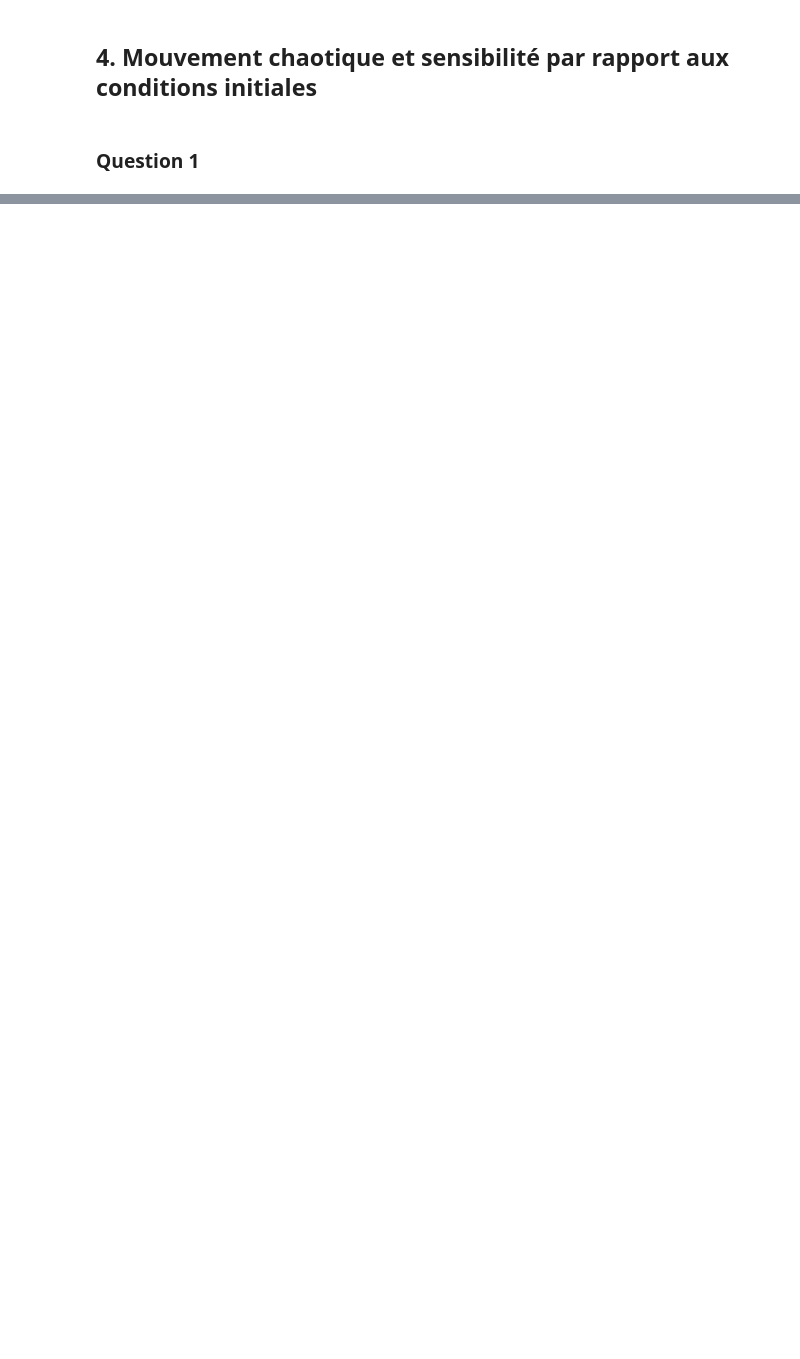
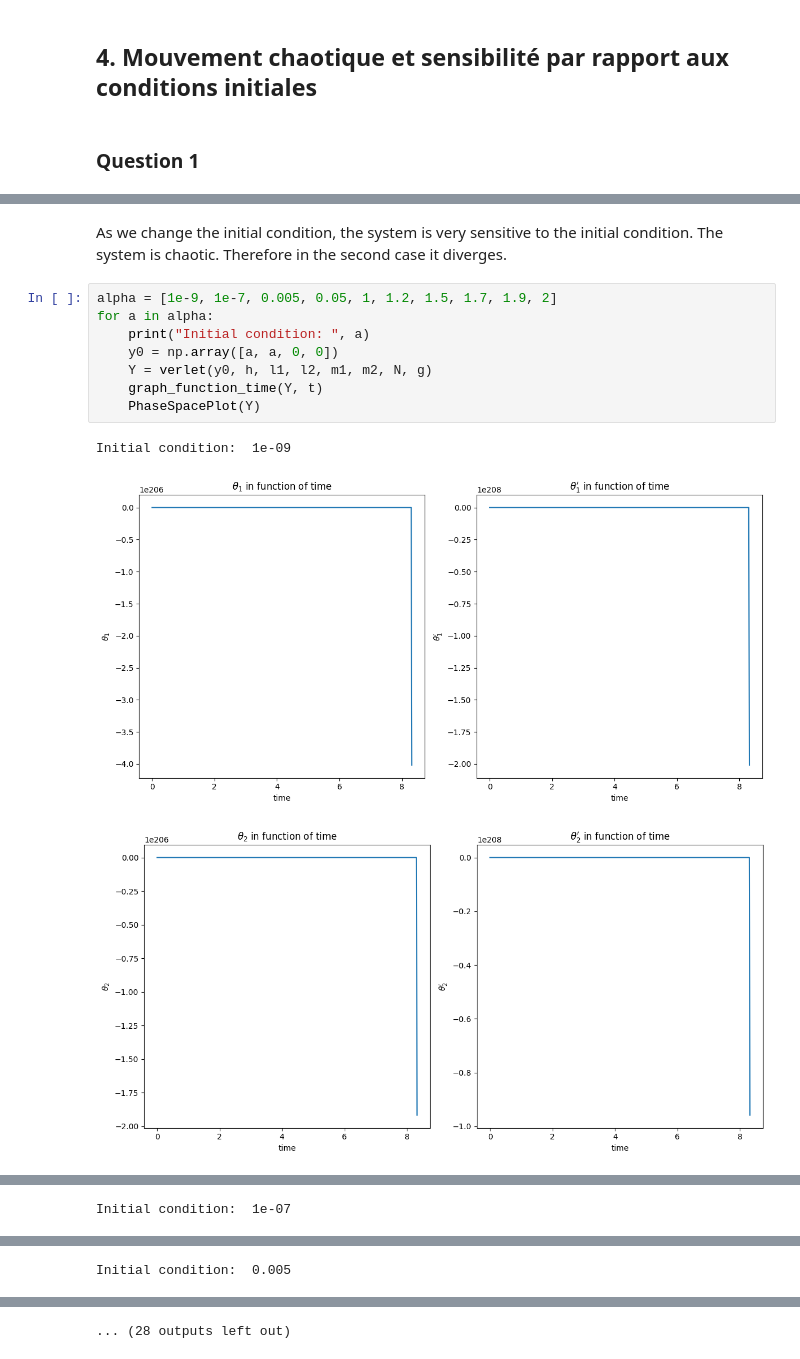
Before and after one commit to Guillaumesyl/Ma322, a Jupyter notebook: Project/guillaume.ipynb, the cells around one changed output, grey strips where cells are left out. Cells and saved outputs as stored; diff of their text form; blank space fills up the shorter version.

```diff
--- a/Project/guillaume.ipynb
+++ b/Project/guillaume.ipynb
@@ -37,0 +169,14 @@ def function(t, y):
+# %% [markdown]
+As we change the initial condition, the system is very sensitive to the initial condition. The system is chaotic. Therefore in the second case it diverges.
+# %%
+alpha = [1e-9, 1e-7, 0.005, 0.05, 1, 1.2, 1.5, 1.7, 1.9, 2]
+for a in alpha:
+    print("Initial condition: ", a)
+    y0 = np.array([a, a, 0, 0])
+    Y = verlet(y0, h, l1, l2, m1, m2, N, g)
+    graph_function_time(Y, t)
+    PhaseSpacePlot(Y)
+# %% [output]
+Initial condition:  1e-09
+[figure, added]
+[figure, added]
@@ -37,0 +184 @@ def function(t, y):
+Initial condition:  1e-07
@@ -37,0 +188 @@ def function(t, y):
+Initial condition:  0.005
@@ -37,0 +192 @@ def function(t, y):
+... (28 outputs left out)
```
Also changed, not shown: parts of 15 cells of this notebook.
